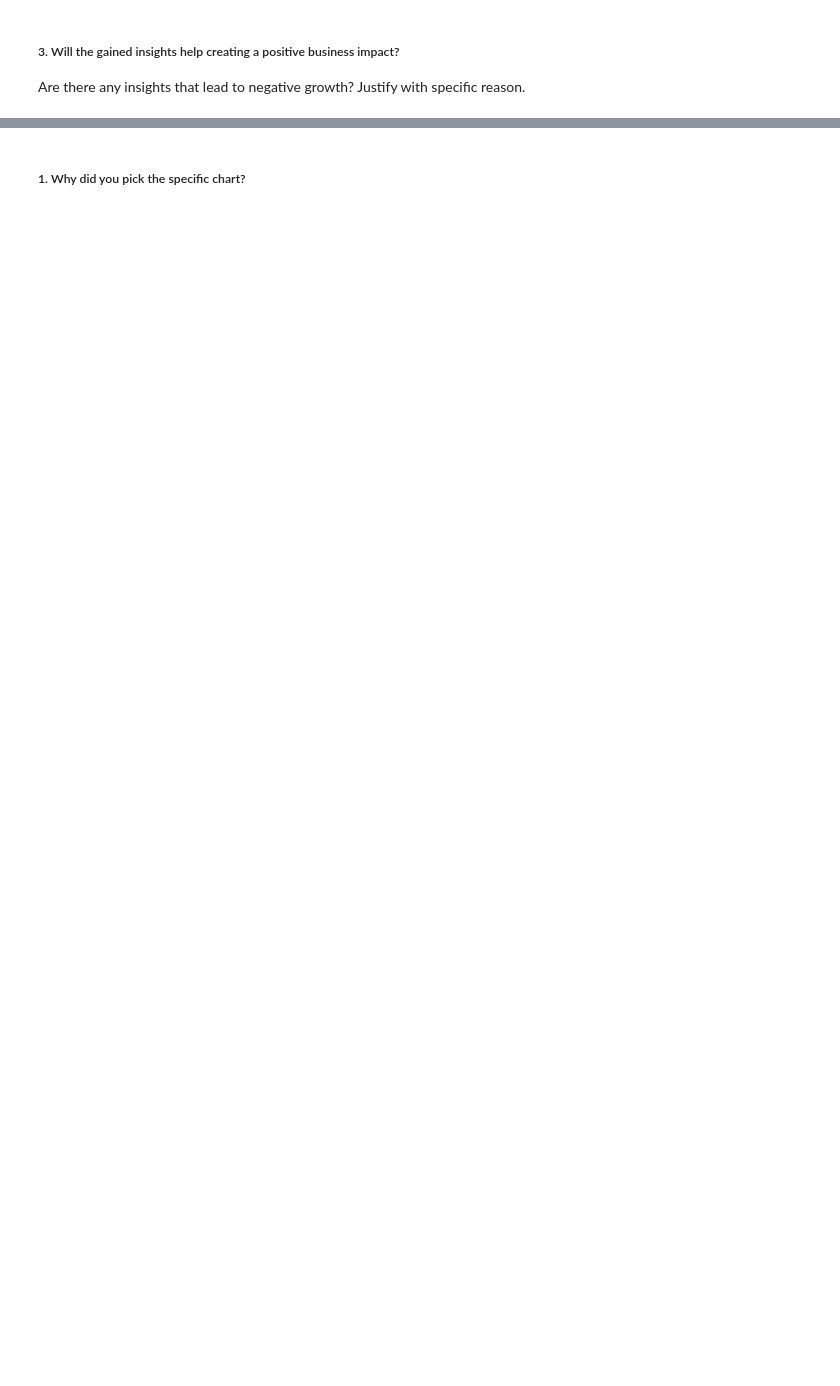
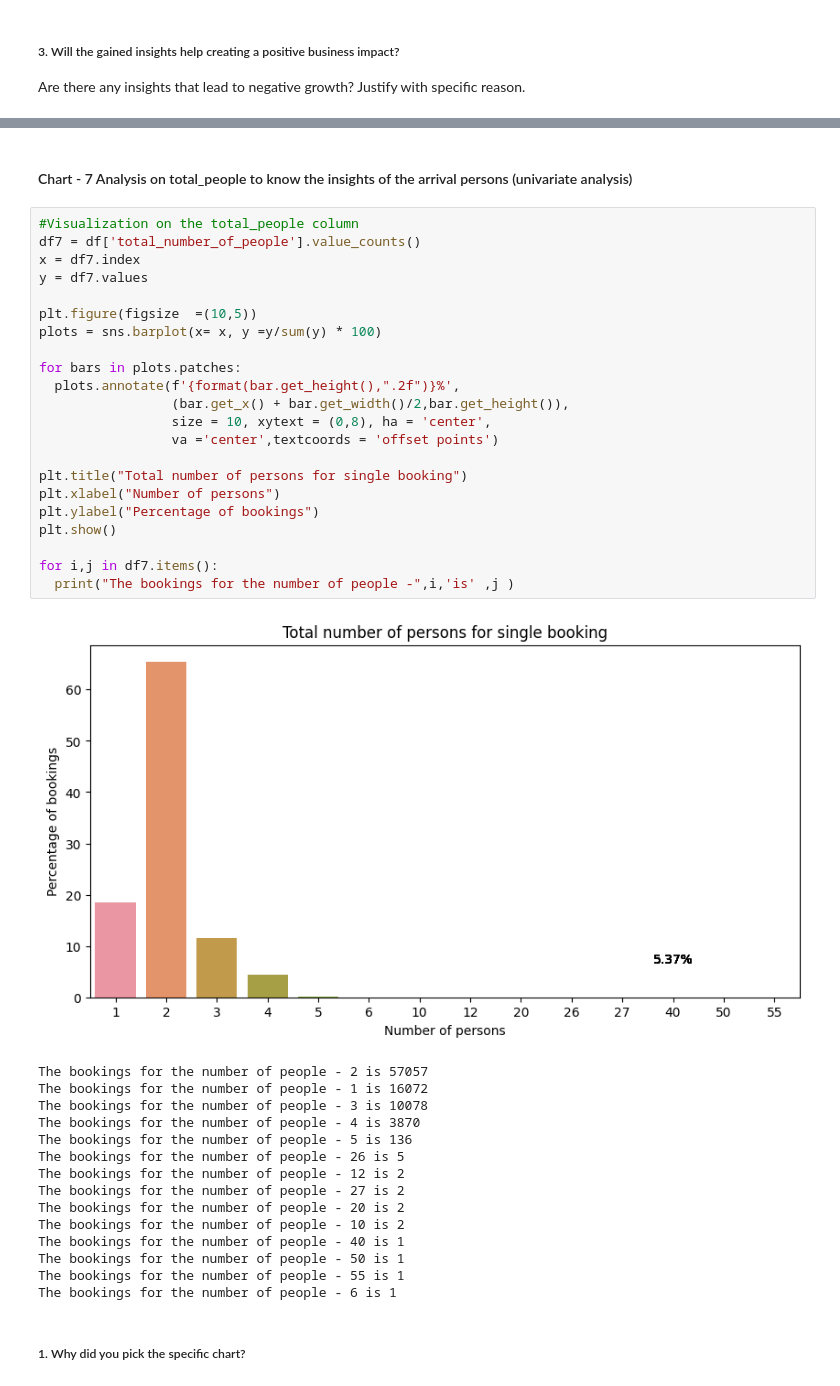
Before and after one commit to Jamal1018/EDA_Hotel_booking_analysis, a Jupyter notebook: EDA_on_Hotel_Booking_Analysis.ipynb, the cells around one changed output, grey strips where cells are left out. Drawn from its saved outputs; the diff is of its cells as text; blank space fills up the shorter version.

```diff
--- a/EDA_on_Hotel_Booking_Analysis.ipynb
+++ b/EDA_on_Hotel_Booking_Analysis.ipynb
@@ -630,2 +702,42 @@ Answer Here
+# %% [markdown]
+#### Chart - 7 Analysis on total_people to know the insights of the arrival persons (univariate analysis)
+# %%
+#Visualization on the total_people column
+df7 = df['total_number_of_people'].value_counts()
+x = df7.index
+y = df7.values
+
+plt.figure(figsize  =(10,5))
+plots = sns.barplot(x= x, y =y/sum(y) * 100)
+
+for bars in plots.patches:
+  plots.annotate(f'{format(bar.get_height(),".2f")}%',
+                 (bar.get_x() + bar.get_width()/2,bar.get_height()),
+                 size = 10, xytext = (0,8), ha = 'center',
+                 va ='center',textcoords = 'offset points')
+
+plt.title("Total number of persons for single booking")
+plt.xlabel("Number of persons")
+plt.ylabel("Percentage of bookings")
+plt.show()
+
+for i,j in df7.items():
+  print("The bookings for the number of people -",i,'is' ,j )
+# %% [output]
+[figure, added]
+The bookings for the number of people - 2 is 57057
+The bookings for the number of people - 1 is 16072
+The bookings for the number of people - 3 is 10078
+The bookings for the number of people - 4 is 3870
+The bookings for the number of people - 5 is 136
+The bookings for the number of people - 26 is 5
+The bookings for the number of people - 12 is 2
+The bookings for the number of people - 27 is 2
+The bookings for the number of people - 20 is 2
+The bookings for the number of people - 10 is 2
+The bookings for the number of people - 40 is 1
+The bookings for the number of people - 50 is 1
+The bookings for the number of people - 55 is 1
+The bookings for the number of people - 6 is 1
 # %% [markdown]
 ##### 1. Why did you pick the specific chart?
```
Also changed, not shown: parts of 34 cells of this notebook.
